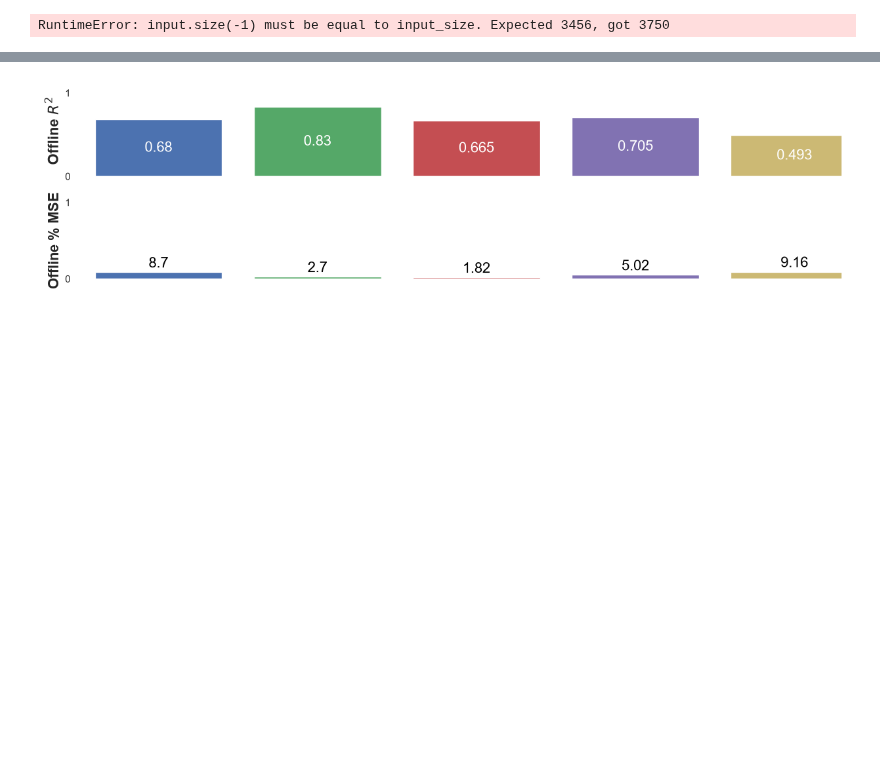
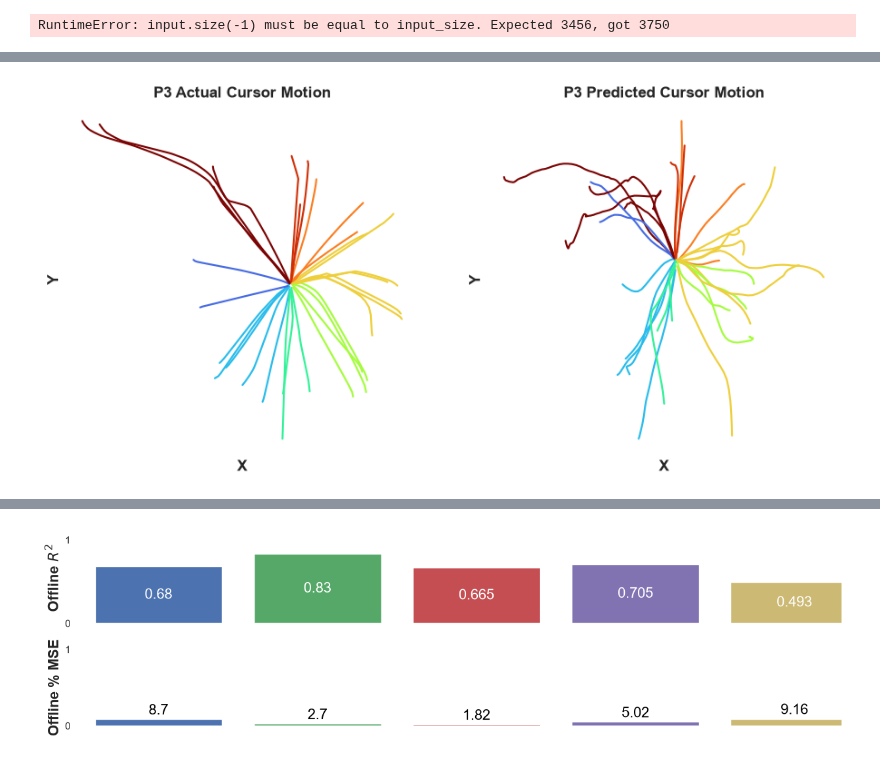
Before and after one commit to cronelab/Layer7, a Jupyter notebook: Notebooks/OfflineResults.ipynb, the cells around one changed output, grey strips where cells are left out. Saved outputs shown, nothing was run; the diff lists cells and outputs as text; code cells hidden in the pictures; blank space fills up the shorter version.

```diff
--- a/Notebooks/OfflineResults.ipynb
+++ b/Notebooks/OfflineResults.ipynb
@@ -246,0 +537,31 @@ RuntimeError: input.size(-1) must be equal to input_size. Expected 3456, got 375
+# %%
+fix,ax = plt.subplots(1,2, figsize = (11,5))
+
+
+for trial in range(trial_data['num_trials']):
+    ## manually remove bad splits
+    if(trial == 44):
+        print(trial)
+    else:
+        ax[0].plot(  trial_data['x_values'][trial],trial_data['y_values'][trial], color=color_list[ trial_data['angle_bins'][trial]] )
+
+    ax[0].set_title("P3 Actual Cursor Motion",fontweight = 'bold')
+    ax[0].set_xlabel("X",fontweight = 'bold')
+    ax[0].set_ylabel("Y",fontweight = 'bold')
+    ax[0].set_xticks([])
+    ax[0].set_yticks([])
+
+for trial in range(trial_data['num_trials']):
+    ## manguall remove bad splits
+    if(trial == 44 ):
+        print(trial)
+    else:
+        ax[1].plot(  trial_data['x_hat_values'][trial],trial_data['y_hat_values'][trial], color=color_list[ trial_data['angle_bins'][trial]] )
+
+    ax[1].set_title("P3 Predicted Cursor Motion", fontweight = 'bold')
+    ax[1].set_xlabel("X",fontweight = 'bold')
+    ax[1].set_ylabel("Y",fontweight = 'bold')
+    ax[1].set_xticks([])
+    ax[1].set_yticks([])
+# %% [output]
+[figure, added]
```
Also changed, not shown: parts of 37 cells of this notebook, 48 other files.
